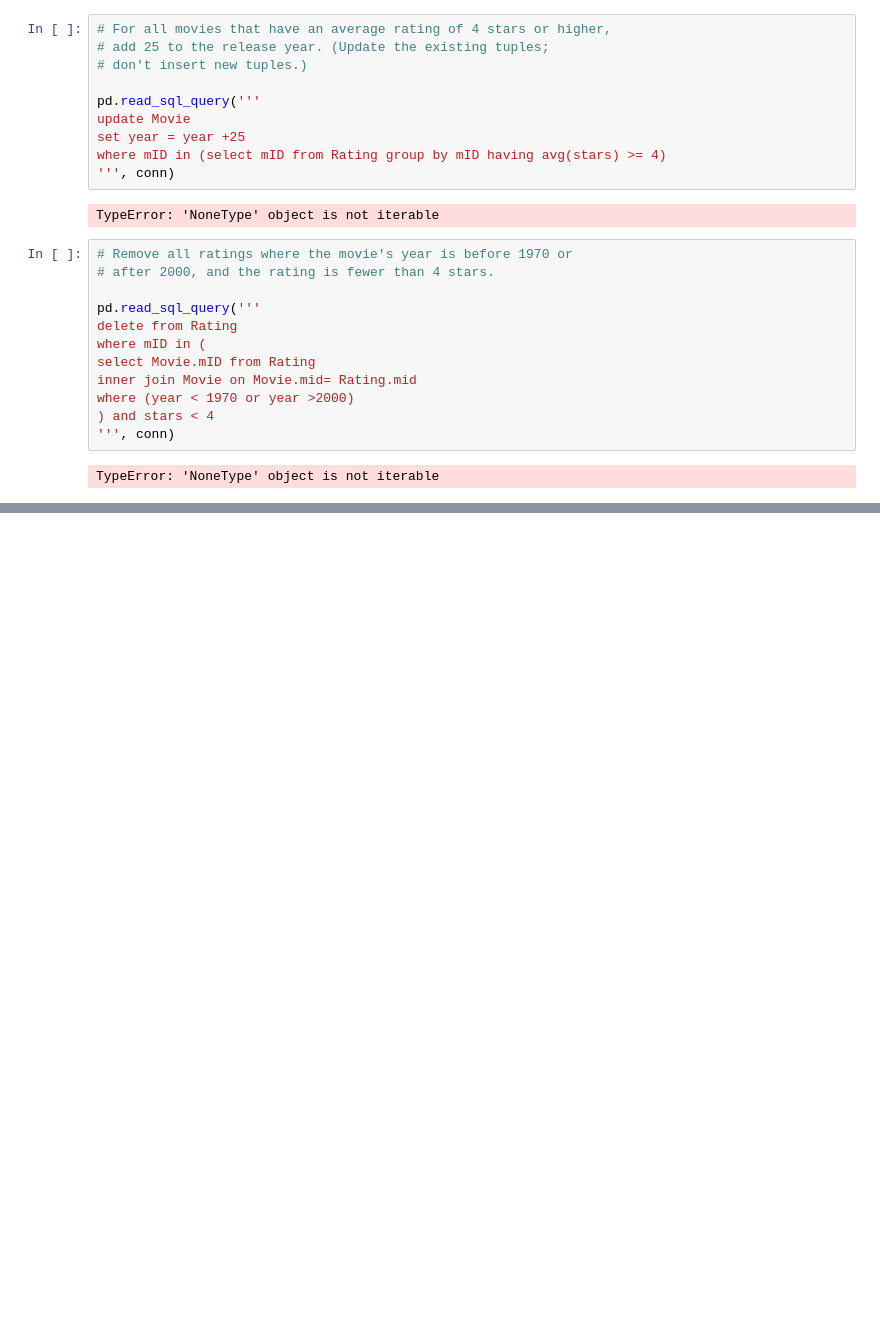
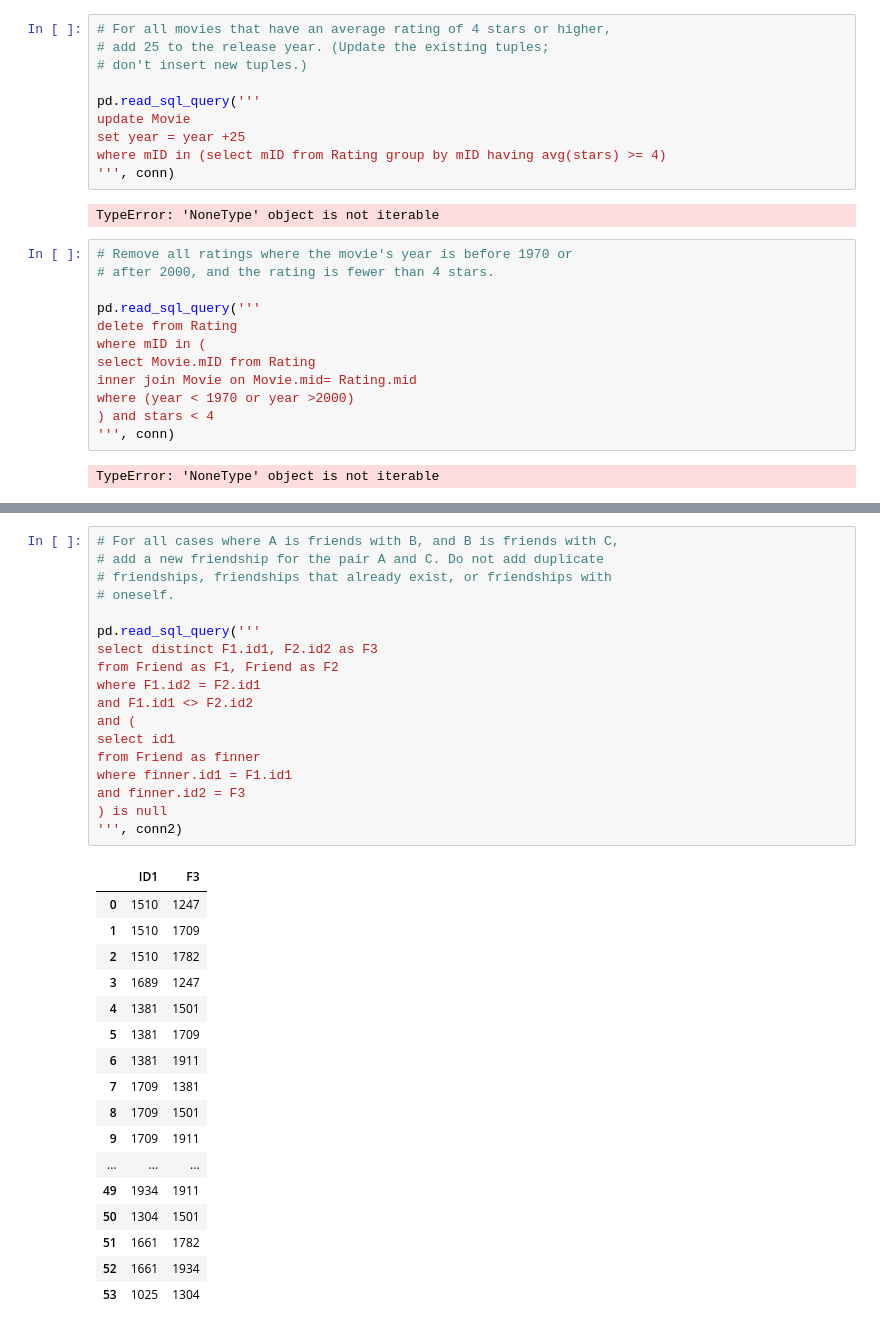
Before and after one commit to OniSlayer/stanford_sql_exercises, a Jupyter notebook: stanford_sql_exercises.ipynb, the cells around one changed output, grey strips where cells are left out. Cells and saved outputs as stored; diff of their text form; blank space fills up the shorter version.

```diff
--- a/stanford_sql_exercises.ipynb
+++ b/stanford_sql_exercises.ipynb
@@ -701,0 +735,36 @@ TypeError: 'NoneType' object is not iterable
+# %%
+# For all cases where A is friends with B, and B is friends with C,
+# add a new friendship for the pair A and C. Do not add duplicate
+# friendships, friendships that already exist, or friendships with
+# oneself.
+
+pd.read_sql_query('''
+select distinct F1.id1, F2.id2 as F3
+from Friend as F1, Friend as F2
+where F1.id2 = F2.id1
+and F1.id1 <> F2.id2
+and (
+select id1
+from Friend as finner
+where finner.id1 = F1.id1
+and finner.id2 = F3
+) is null
+''', conn2)
+# %% [output]
+|  | ID1 | F3 |
+| 0 | 1510 | 1247 |
+| 1 | 1510 | 1709 |
+| 2 | 1510 | 1782 |
+| 3 | 1689 | 1247 |
+| 4 | 1381 | 1501 |
+| 5 | 1381 | 1709 |
+| 6 | 1381 | 1911 |
+| 7 | 1709 | 1381 |
+| 8 | 1709 | 1501 |
+| 9 | 1709 | 1911 |
+| ... | ... | ... |
+| 49 | 1934 | 1911 |
+| 50 | 1304 | 1501 |
+| 51 | 1661 | 1782 |
+| 52 | 1661 | 1934 |
+| 53 | 1025 | 1304 |
```
Also changed, not shown: parts of 8 cells of this notebook, 2 other files.
